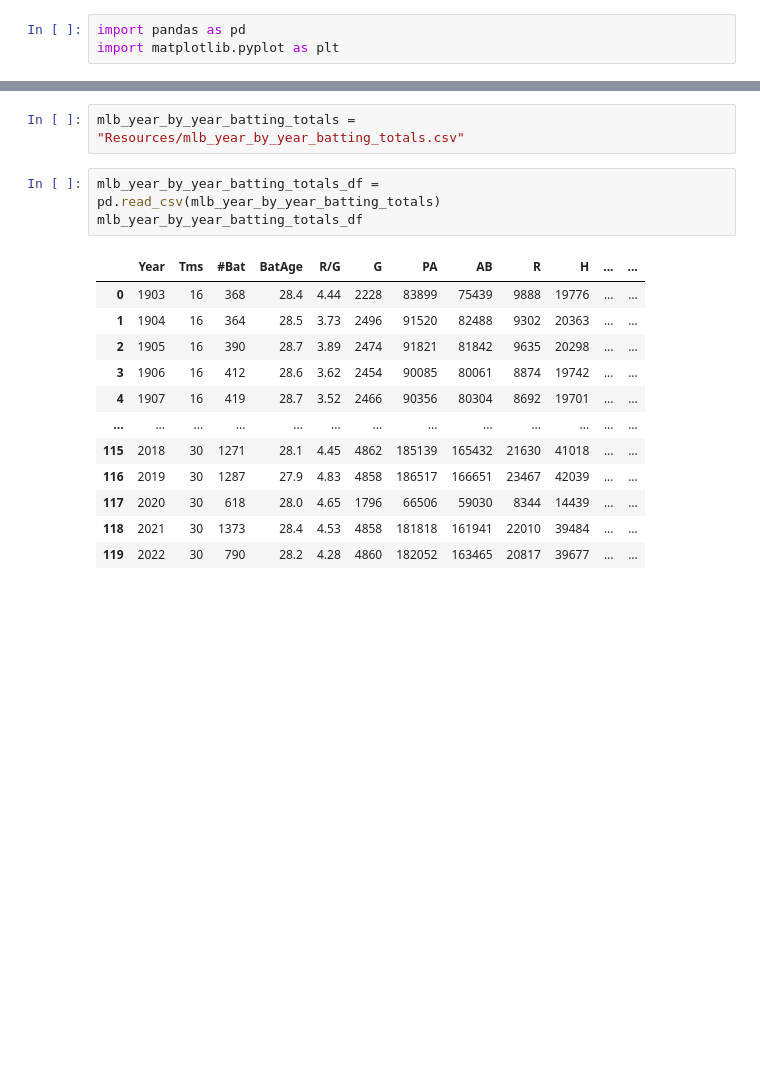
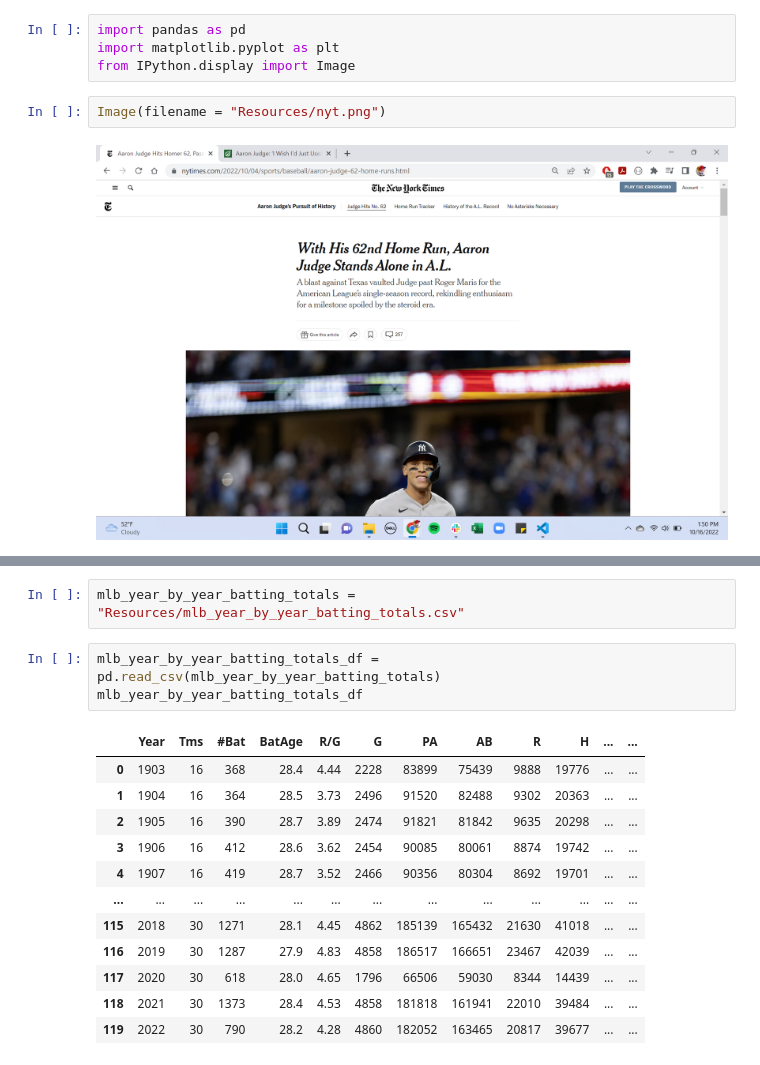
Before and after one commit to amcclure0/All_Rise_Project1, a Jupyter notebook: testing.ipynb, the cells around one changed output, grey strips where cells are left out. Saved outputs shown, nothing was run; the diff lists cells and outputs as text; blank space fills up the shorter version.

Commit message:
"images added"

```diff
--- a/testing.ipynb
+++ b/testing.ipynb
@@ -1,3 +1,8 @@
 # %%
 import pandas as pd
 import matplotlib.pyplot as plt
+from IPython.display import Image
+# %%
+Image(filename = "Resources/nyt.png")
+# %% [output]
+[figure, added]
```
Also changed, not shown: parts of 5 cells of this notebook, 2 other files.
